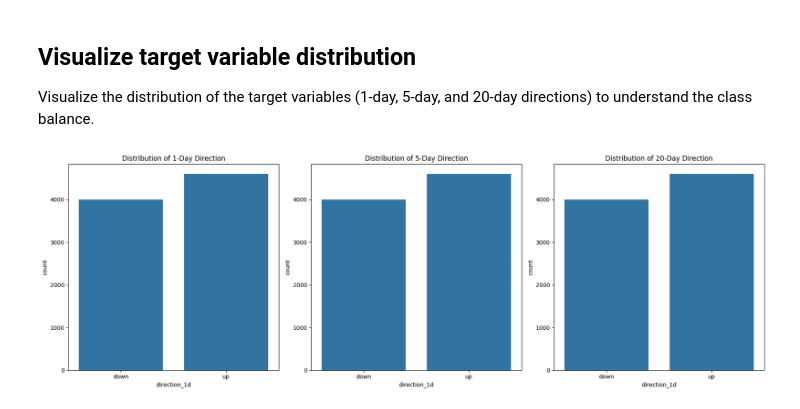
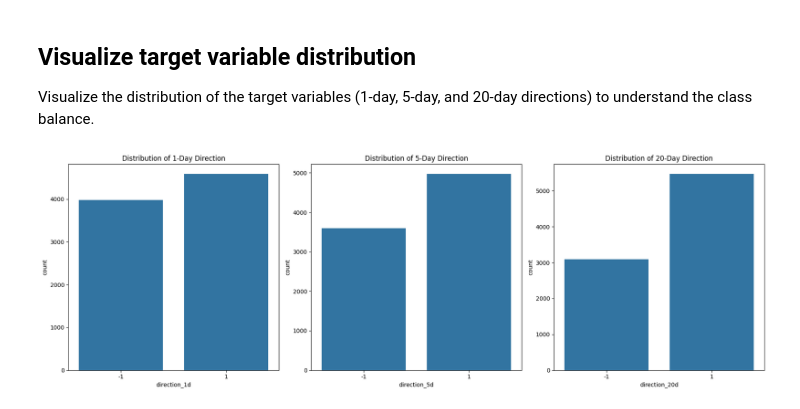
Before and after one commit to dkrapohl/UWF_DataScience_Capstone, a Jupyter notebook: DS_Capstone.ipynb, the cells around one changed output. Saved outputs shown, nothing was run; the diff lists cells and outputs as text; code cells hidden in the pictures.

Commit message:
+data, improve jupyter

```diff
--- a/DS_Capstone.ipynb
+++ b/DS_Capstone.ipynb
@@ -178,30 +277,23 @@ Index(['Date', 'vix', 'sp500', 'sp500_volume', 'djia', 'djia_volume', 'hsi',
 # %%
 # make the response variables we'll likely build models over later
-# this is the 5, 20, and 200 day returns
+# this is the 5 and 20 day returns
 merged['5d_return'] = (merged['sp500_close'] - merged['sp500_close'].shift(5))
 merged['20d_return'] = (merged['sp500_close'] - merged['sp500_close'].shift(20))
-merged['200d_return'] = (merged['sp500_close'] - merged['sp500_close'].shift(200))
 # %%
-# add 1, 5, 20, 50, 200 day price direction
+# add 1, 5, 20 day price direction
 merged['1d_return'] = merged['sp500_close'].pct_change()  # (today - yesterday)/yesterday
 
 # Use returns (daily pct change) and scale
 merged['1d_return_pct'] = merged['1d_return'] * 100
 
 # 1-day direction: +1 if up, -1 if down
-merged['direction_1d'] = np.where(merged['1d_return'].shift(-1) >0, 'up', 'down')
+merged['direction_1d'] = np.where(merged['1d_return'].shift(-1) >0, 1, -1)
 
 # 5-day direction: sum returns over next 5 days, then take sign
-merged['direction_5d'] = np.where(merged['1d_return'].rolling(5).sum().shift(-5) >0, 'up', 'down')
+merged['direction_5d'] = np.where(merged['1d_return'].rolling(5).sum().shift(-5) >0, 1,-1)
 
 # 20-day direction: sum returns over next 20 days, then take sign
-merged['direction_20d'] = np.where(merged['1d_return'].rolling(20).sum().shift(-20) >0, 'up', 'down')
-
-# 50-day direction: sum returns over next 50 days, then take sign
-merged['direction_50d'] = np.where(merged['1d_return'].rolling(50).sum().shift(-50) >0, 'up', 'down')
-
-# 200-day direction: sum returns over next 200 days, then take sign
-merged['direction_200d'] = np.where(merged['1d_return'].rolling(200).sum().shift(-200) >0, 'up', 'down')
+merged['direction_20d'] = np.where(merged['1d_return'].rolling(20).sum().shift(-20) >0, 1, -1)
 # %%
 # add technical indicators
 
@@ -246,9 +338,8 @@ merged['ema_12'] = merged['sp500_close'].ewm(span=12, adjust=False).mean()
 merged['ema_26'] = merged['sp500_close'].ewm(span=26, adjust=False).mean()
 
 # Simple Moving Average (SMA)
+merged['sma_5'] = merged['sp500_close'].rolling(window=5).mean()
 merged['sma_20'] = merged['sp500_close'].rolling(window=20).mean()
-merged['sma_50'] = merged['sp500_close'].rolling(window=50).mean()
-merged['sma_200'] = merged['sp500_close'].rolling(window=200).mean()
 # %%
 df=merged
 df.head(2)
@@ -335,14 +471,9 @@ Optimal ARCH lag (BIC): 11
 # %%
-# make a 1, 2, 5 day lag like a VAR model
-df[f'return_lag_1'] = df['1d_return'].shift(1) # acf+pacf said 1 day lag is relevant
-df[f'return_lag_2'] = df['1d_return'].shift(2) # acf+pacf said 2 day is relevant
-df[f'return_lag_11'] = df['1d_return'].shift(11)
+# make a 1 day lag like a VAR model
+df[f'return_lag_1'] = df['1d_return'].shift(1) # acf+pacf said 1 day lag is potenntially relevant
 
-# add 5 and 20 day rolling metrics like GARCH
-# this is to overcome clustering of volatility metrics
-df['roll_mean_5'] = df['1d_return'].rolling(5).mean()
+# Add to potentially overcome clustering of volatility metrics
 df['roll_std_5'] = df['1d_return'].rolling(5).std()
-df['roll_mean_20'] = df['1d_return'].rolling(20).mean()
 df['roll_std_20'] = df['1d_return'].rolling(20).std()
 # %%
 df.columns
@@ -448,16 +568,16 @@ Visualize the distribution of the target variables (1-day, 5-day, and 20-day dir
 # %%
 fig, axes = plt.subplots(1, 3, figsize=(18, 6))
 
 sns.countplot(x='direction_1d', data=df, ax=axes[0])
 axes[0].set_title('Distribution of 1-Day Direction')
 
-sns.countplot(x='direction_1d', data=df, ax=axes[1])
+sns.countplot(x='direction_5d', data=df, ax=axes[1])
 axes[1].set_title('Distribution of 5-Day Direction')
 
-sns.countplot(x='direction_1d', data=df, ax=axes[2])
+sns.countplot(x='direction_20d', data=df, ax=axes[2])
 axes[2].set_title('Distribution of 20-Day Direction')
 
 plt.tight_layout()
 plt.show()
 # %% [output]
-[figure, old version]
+[figure, new version]
```
Also changed, not shown: parts of 57 cells of this notebook, 1 other file.
